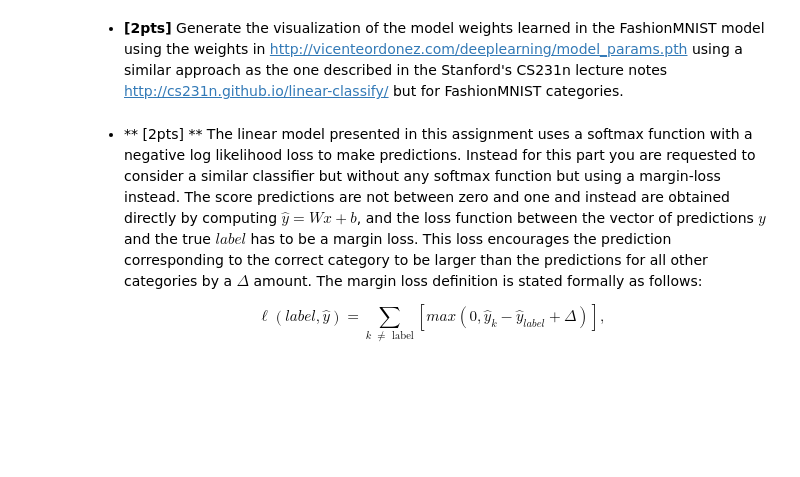
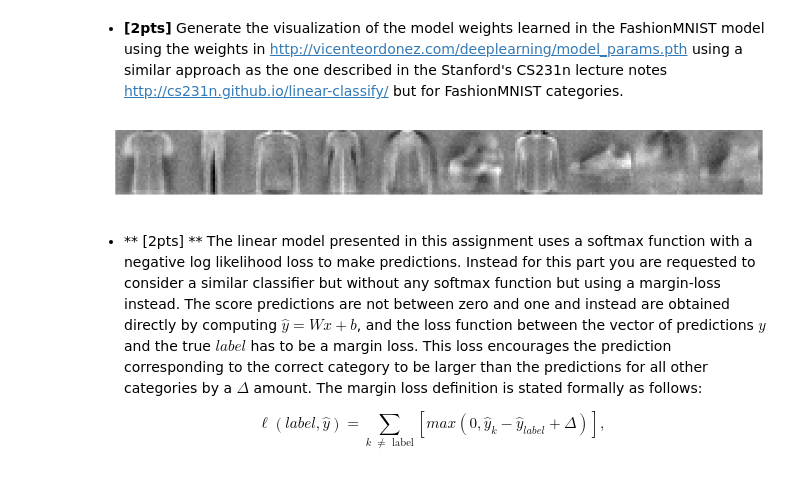
Before and after one commit to aobo-y/uva-cv, a Jupyter notebook: image_classification_assignment.ipynb, the cells around one changed output. Saved outputs shown, nothing was run; the diff lists cells and outputs as text; code cells hidden in the pictures; blank space fills up the shorter version.

```diff
--- a/image_classification_assignment.ipynb
+++ b/image_classification_assignment.ipynb
@@ -538,6 +538,21 @@ show_images(best_img + worst_img, ncols=10)
 [figure]
 # %% [markdown]
 * **[2pts]** Generate the visualization of the model weights learned in the FashionMNIST model using the weights in http://vicenteordonez.com/deeplearning/model_params.pth using a similar approach as the one described in the Stanford's CS231n lecture notes http://cs231n.github.io/linear-classify/ but for FashionMNIST categories.
+# %%
+shaped_weights = []
+
+# normalize
+# matplotlib do normalize for scalar by default
+# max_val = weight.max()
+# min_val = weight.min()
+# norm_weight = (weight - min_val) / (max_val - min_val)
+
+for i in range(weight.size(0)):
+  shaped_weights.append(weight[i].view(1, 28, 28))
+
+show_images(shaped_weights, ncols=10)
+# %% [output]
+[figure, added]
 # %% [markdown]
 * ** [2pts] ** The linear model presented in this assignment uses a softmax function with a negative log likelihood loss to make predictions. Instead for this part you are requested to consider a similar classifier but without any softmax function but using a margin-loss instead. The score predictions are not between zero and one and instead are obtained directly by computing $\hat{y} = Wx + b$, and the loss function between the vector of predictions $\hat{y}$ and the true $label$ has to be a margin loss. This loss encourages the prediction corresponding to the correct category  to be larger than the predictions for all other categories by a $\Delta$ amount. The margin loss definition is stated formally as follows:
 
```
Also changed, not shown: parts of 6 cells of this notebook.
